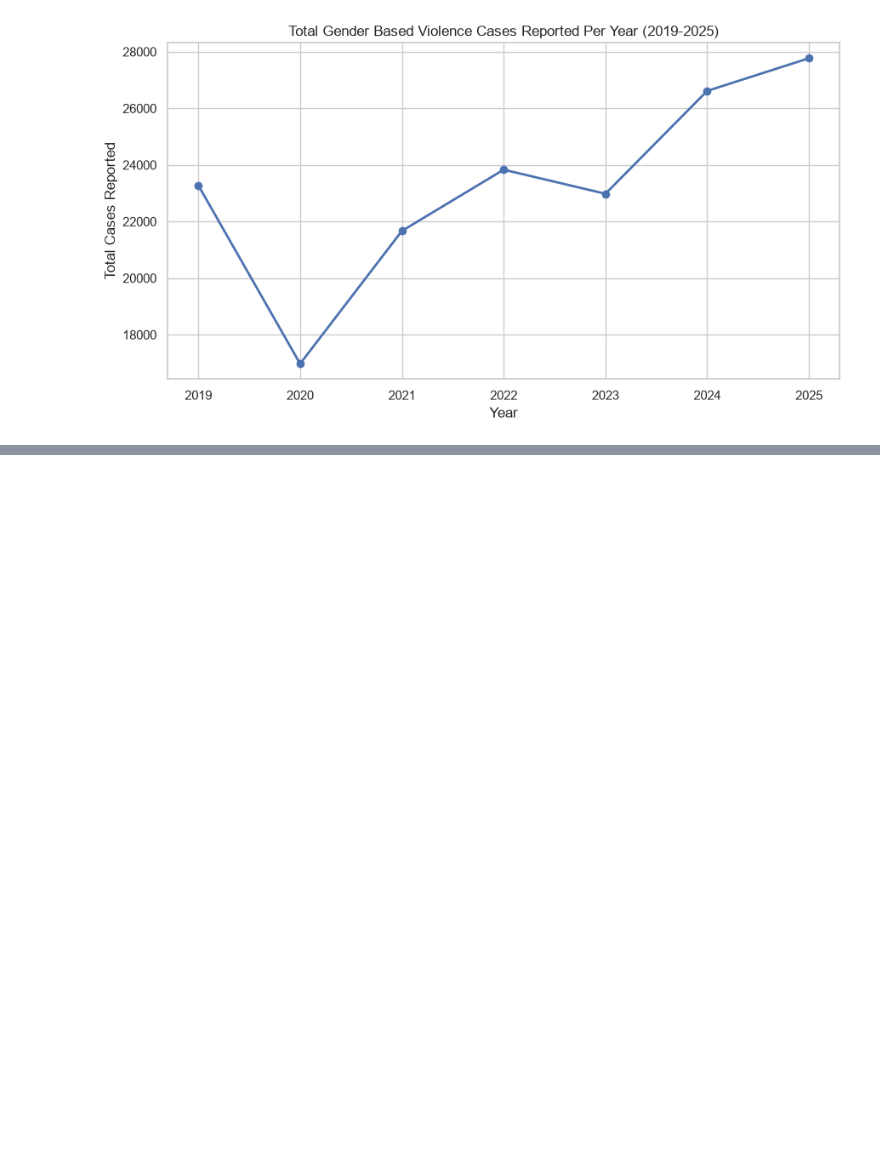
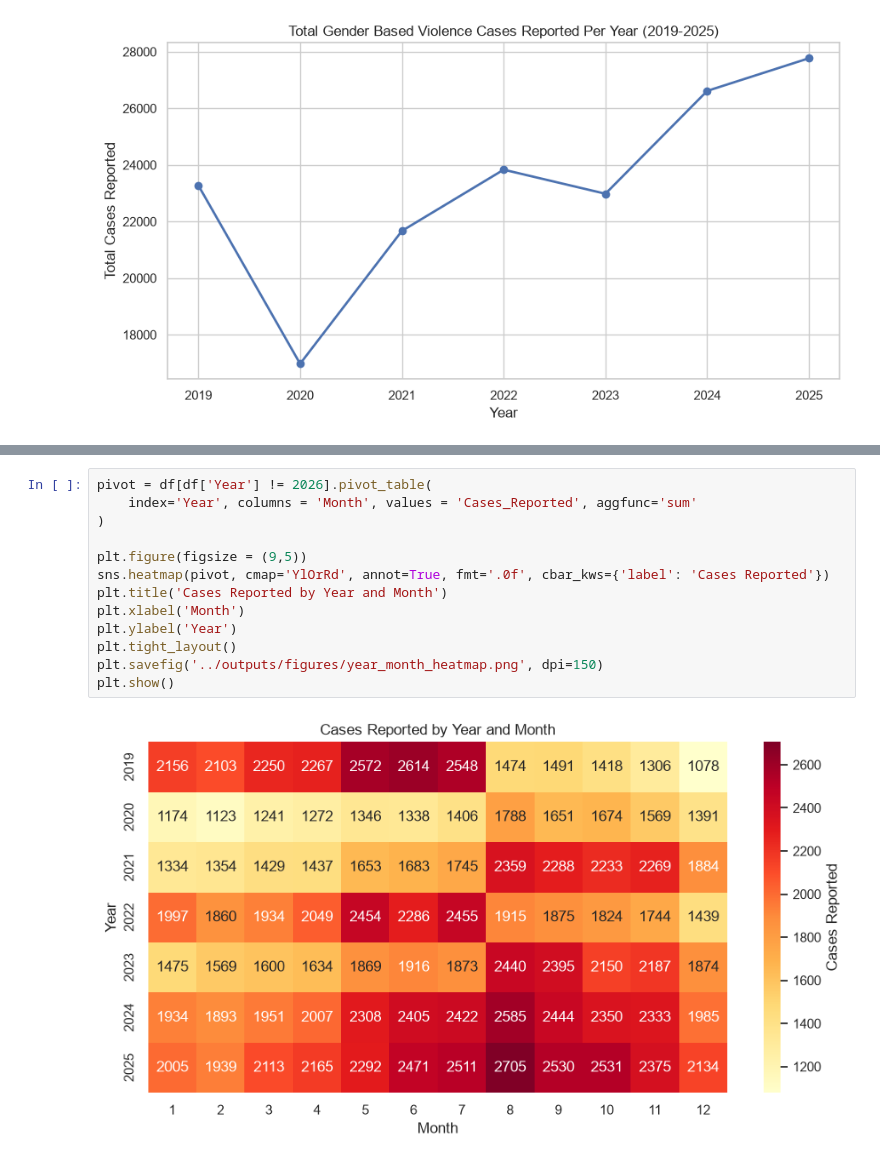
Before and after one commit to rohanpiya/gbv-nepal-eda, a Jupyter notebook: notebooks/01_gbv_nepal_eda.ipynb, the cells around one changed output, grey strips where cells are left out. Drawn from its saved outputs; the diff is of its cells as text; blank space fills up the shorter version.

```diff
--- a/notebooks/01_gbv_nepal_eda.ipynb
+++ b/notebooks/01_gbv_nepal_eda.ipynb
@@ -203,0 +195,15 @@ Name: Cases_Reported, dtype: int64
+# %%
+pivot = df[df['Year'] != 2026].pivot_table(
+    index='Year', columns = 'Month', values = 'Cases_Reported', aggfunc='sum'
+)
+
+plt.figure(figsize = (9,5))
+sns.heatmap(pivot, cmap='YlOrRd', annot=True, fmt='.0f', cbar_kws={'label': 'Cases Reported'})
+plt.title('Cases Reported by Year and Month')
+plt.xlabel('Month')
+plt.ylabel('Year')
+plt.tight_layout()
+plt.savefig('../outputs/figures/year_month_heatmap.png', dpi=150)
+plt.show()
+# %% [output]
+[figure, added]
```
Also changed, not shown: parts of 1 cell of this notebook, 1 other file.
